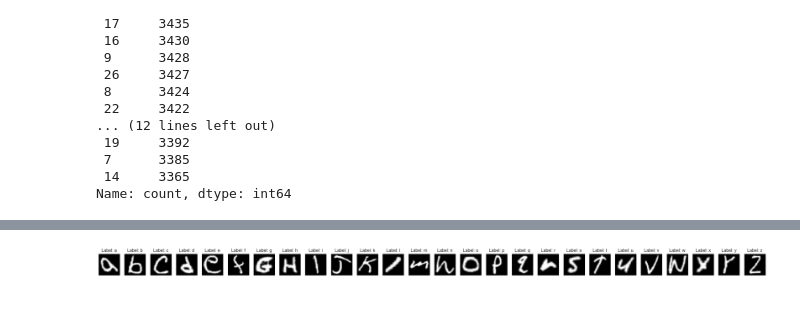
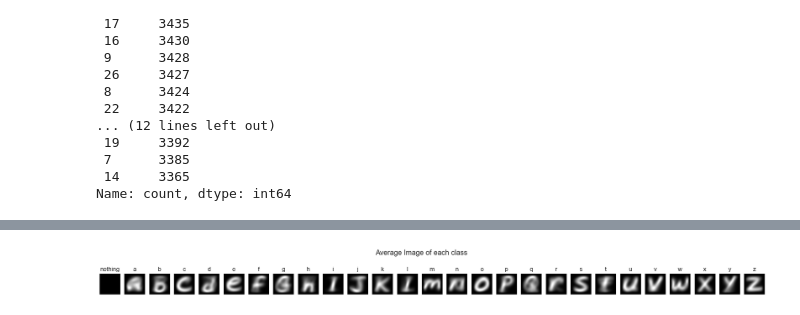
Before and after one commit to y0ngjie/DELECA2, a Jupyter notebook: GAN.ipynb, the cells around one changed output, grey strips where cells are left out. Drawn from its saved outputs; the diff is of its cells as text; code cells hidden in the pictures.

```diff
--- a/GAN.ipynb
+++ b/GAN.ipynb
@@ -30 +28,8 @@ df = pd.read_csv('emnist-letters-train.csv')
+# %%
+## Change accordingly
+# Yong Dir
+df = pd.read_csv('C:/Users/yongj/OneDrive - Singapore Polytechnic/SP DAAA-Y2/DELE/CA2/GAN/emnist-letters-train.csv')
+
+# Jovan Dir
+# df = pd.read_csv('Jovan Dir')
 # %%
@@ -75,11 +81,14 @@ number_to_letter[-1] = 'nothing'
 # %%
-import matplotlib.pyplot as plt
-fig,axes = plt.subplots(5,5,figsize=(12,12))
+# SHow an image from each classes
+fig,axes = plt.subplots(1,27,figsize=(26,26))
 for i,ax in enumerate(axes.flat):
-    ax.set_title(f'Label: {number_to_letter[y1[i]]}')
-    ax.imshow(x1[i], cmap='gray')
+    if i == 0:
+        ax.set_title(f'nothing')
+        ax.imshow(x1[y1==-1][0], cmap='gray')
+    else:
+        ax.set_title(f'Label: {number_to_letter[i]}')
+        ax.imshow(x1[y1==i][0], cmap='gray')
     ax.axis('off')  # Turn off the axis
 
-
 plt.tight_layout()
 # %% [output]
@@ -87,11 +135,23 @@ plt.tight_layout()
 # %%
-# SHow an image from each classes
-fig,axes = plt.subplots(1,26,figsize=(26,26))
+# Get average image of each classes
+average_images = []
+for i in range(27):
+    if i == 0:
+        i = -1
+    average_images.append(np.mean(x1[y1==i], axis=0))
+
+# Show average image of each classes
+fig,axes = plt.subplots(1,27,figsize=(24,2))
+
 for i,ax in enumerate(axes.flat):
-    ax.set_title(f'Label: {number_to_letter[i+1]}')
-    ax.imshow(x1[y1==i+1][0], cmap='gray')
+    ax.imshow(average_images[i], cmap='gray')
+    ax.imshow(average_images[i], cmap='gray')
     ax.axis('off')  # Turn off the axis
+    if i == 0:
+        i = -1
+    ax.set_title(f'{number_to_letter[i]}')
 
-plt.tight_layout()
+fig.suptitle('Average Image of each class')
+plt.show()
 # %% [output]
-[figure, old version]
+[figure, new version]
```
Also changed, not shown: parts of 20 cells of this notebook.
